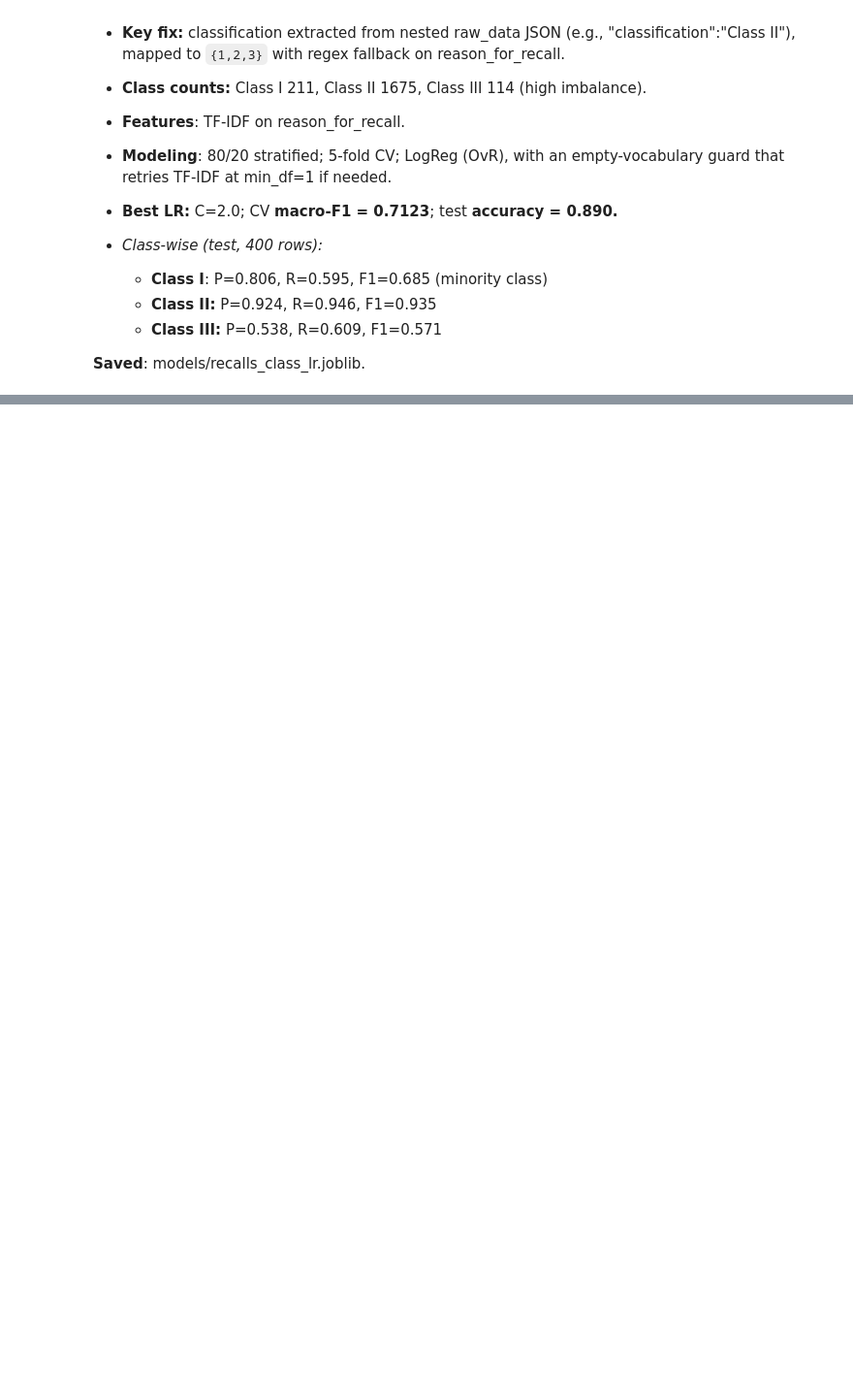
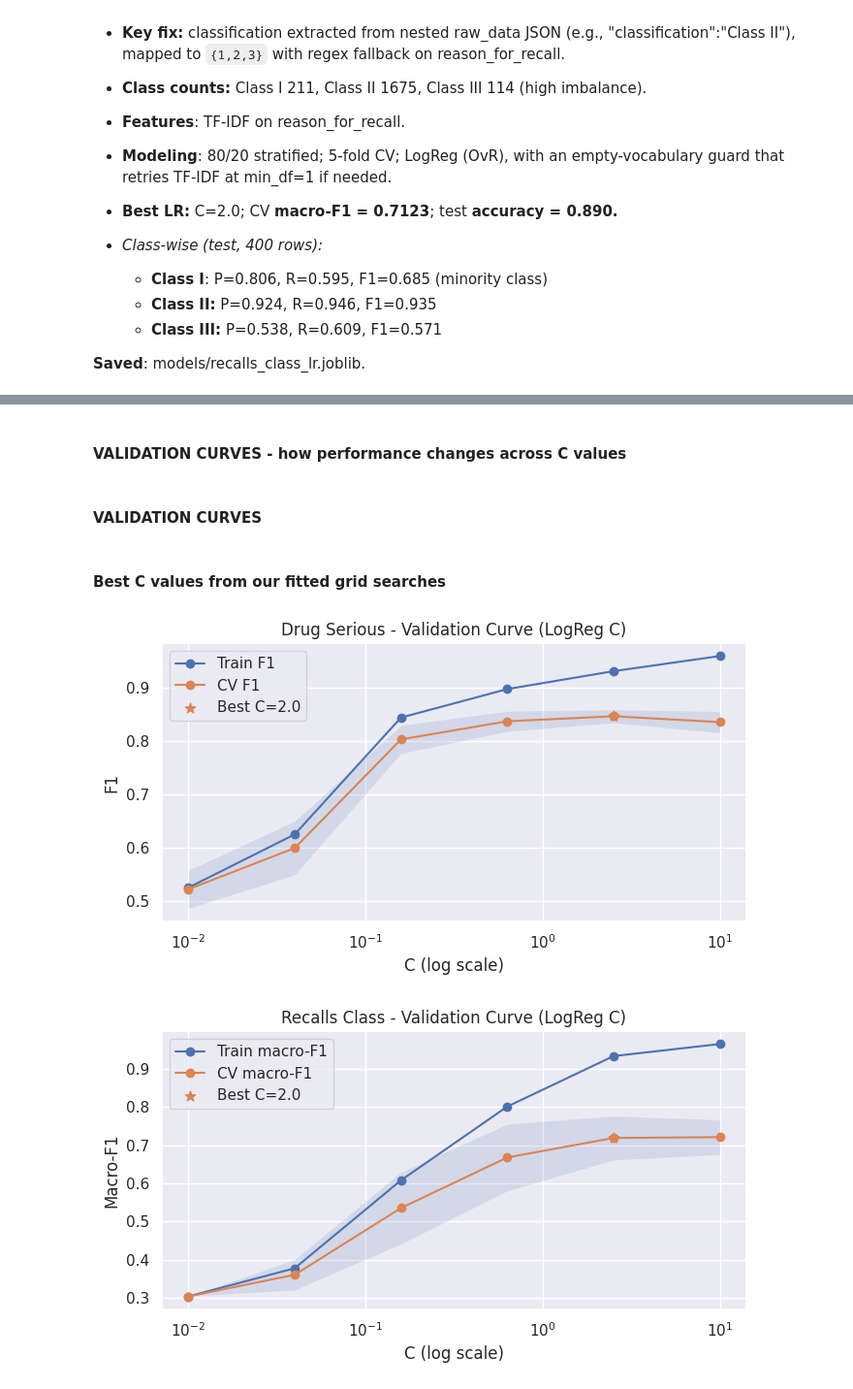
Before and after one commit to pogunrinde/AAI-590-FinalCapstone, a Jupyter notebook: finalCapstone_group2.ipynb, the cells around one changed output, grey strips where cells are left out. Shown at 97% size. Drawn from its saved outputs; the diff is of its cells as text; code cells hidden in the pictures; blank space fills up the shorter version.

```diff
--- a/finalCapstone_group2.ipynb
+++ b/finalCapstone_group2.ipynb
@@ -866,0 +871,2 @@ weighted avg      0.890     0.890     0.888       400
+# %% [markdown]
+#### VALIDATION CURVES - how performance changes across C values
@@ -866,0 +904,55 @@ weighted avg      0.890     0.890     0.888       400
+# %% [markdown]
+#### VALIDATION CURVES
+# %%
+# Drug - compute score vs C
+train_scores, val_scores = validation_curve(
+    pipe_lr_base, X_train, y_train,
+    param_name="clf__C", param_range=C_vals,
+    cv=5, scoring="f1", n_jobs=-1
+)
+
+# Recalls - compute score vs C
+pipe_r_base = build_recalls_pipe(min_df=3)
+train_scores_r, val_scores_r = validation_curve(
+    pipe_r_base, Xr_train, yr_train,
+    param_name="clf__C", param_range=C_vals,
+    cv=5, scoring="f1_macro", n_jobs=-1
+)
+# %% [markdown]
+#### Best C values from our fitted grid searches
+# %%
+best_C_drug = grid_lr.best_params_["clf__C"]
+best_C_rec  = grid_r.best_params_["clf__C"]
+
+def mark_best(ax, xvals, yvals, xbest, label):
+    """Add a star marker at the closest x tick to the best C."""
+    idx = np.argmin(np.abs(np.log10(xvals) - np.log10(xbest)))
+    ax.scatter([xvals[idx]], [yvals.mean(1)[idx]], s=60, marker="*",
+               zorder=5, label=label)
+
+# Plot (Drug)
+fig, ax = plt.subplots(figsize=(7,4))
+ax.semilogx(C_vals, train_scores.mean(1), marker="o", label="Train F1")
+ax.semilogx(C_vals, val_scores.mean(1),   marker="o", label="CV F1")
+ax.fill_between(C_vals,
+                val_scores.mean(1)-val_scores.std(1),
+                val_scores.mean(1)+val_scores.std(1), alpha=.15)
+mark_best(ax, C_vals, val_scores, best_C_drug, f"Best C={best_C_drug}")
+ax.set(title="Drug Serious - Validation Curve (LogReg C)",
+       xlabel="C (log scale)", ylabel="F1")
+ax.legend(); plt.tight_layout(); plt.show()
+
+# Plot (Recalls)
+fig, ax = plt.subplots(figsize=(7,4))
+ax.semilogx(C_vals, train_scores_r.mean(1), marker="o", label="Train macro-F1")
+ax.semilogx(C_vals, val_scores_r.mean(1),   marker="o", label="CV macro-F1")
+ax.fill_between(C_vals,
+                val_scores_r.mean(1)-val_scores_r.std(1),
+                val_scores_r.mean(1)+val_scores_r.std(1), alpha=.15)
+mark_best(ax, C_vals, val_scores_r, best_C_rec, f"Best C={best_C_rec}")
+ax.set(title="Recalls Class - Validation Curve (LogReg C)",
+       xlabel="C (log scale)", ylabel="Macro-F1")
+ax.legend(); plt.tight_layout(); plt.show()
+# %% [output]
+[figure, added]
+[figure, added]
```
Also changed, not shown: parts of 20 cells of this notebook.
